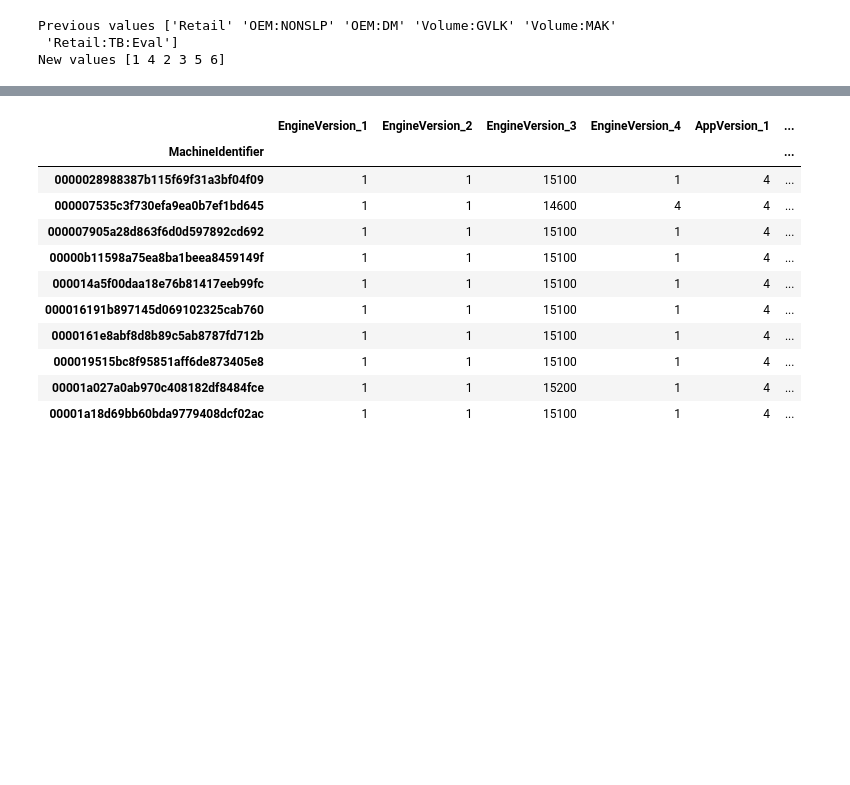
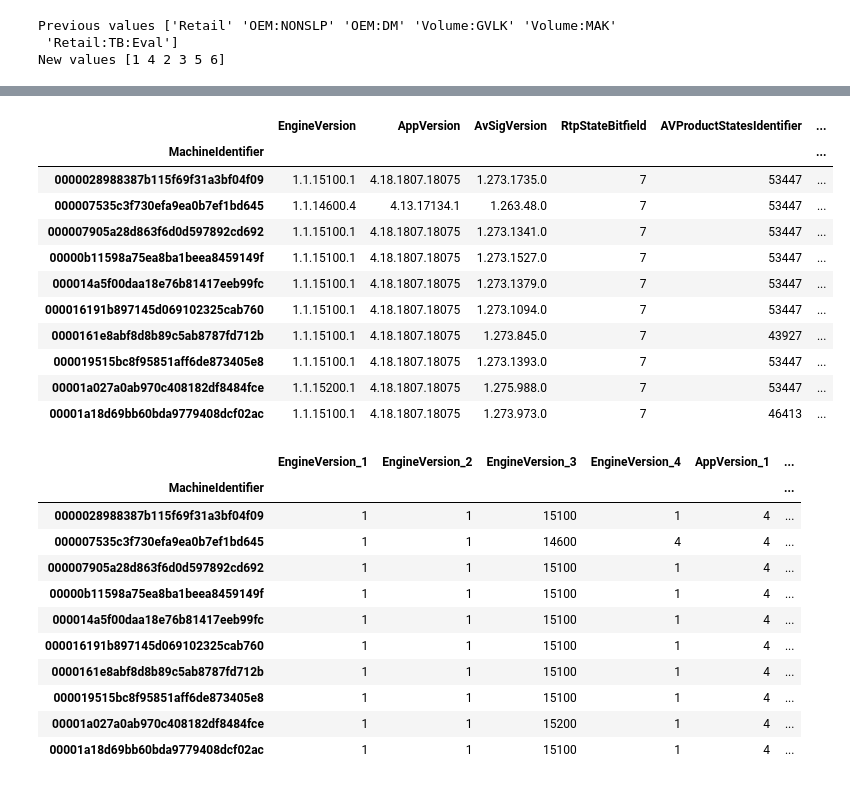
Before and after one commit to nugzar/mics-w207, a Jupyter notebook: w207_project_v5.ipynb, the cells around one changed output, grey strips where cells are left out. Cells and saved outputs as stored; diff of their text form; code cells hidden in the pictures; blank space fills up the shorter version.

```diff
--- a/w207_project_v5.ipynb
+++ b/w207_project_v5.ipynb
@@ -527,3 +643,18 @@ full_features[["ProductName","EngineVersion","AppVersion","AvSigVersion","Platfo
+# %%
+full_features[string_columns].head(10)
+# %% [output]
+|  | EngineVersion | AppVersion | AvSigVersion | RtpStateBitfield | AVProductStatesIdentifier | ... |
+| MachineIdentifier |  |  |  |  |  | ... |
+| 0000028988387b115f69f31a3bf04f09 | 1.1.15100.1 | 4.18.1807.18075 | 1.273.1735.0 | 7 | 53447 | ... |
+| 000007535c3f730efa9ea0b7ef1bd645 | 1.1.14600.4 | 4.13.17134.1 | 1.263.48.0 | 7 | 53447 | ... |
+| 000007905a28d863f6d0d597892cd692 | 1.1.15100.1 | 4.18.1807.18075 | 1.273.1341.0 | 7 | 53447 | ... |
+| 00000b11598a75ea8ba1beea8459149f | 1.1.15100.1 | 4.18.1807.18075 | 1.273.1527.0 | 7 | 53447 | ... |
+| 000014a5f00daa18e76b81417eeb99fc | 1.1.15100.1 | 4.18.1807.18075 | 1.273.1379.0 | 7 | 53447 | ... |
+| 000016191b897145d069102325cab760 | 1.1.15100.1 | 4.18.1807.18075 | 1.273.1094.0 | 7 | 53447 | ... |
+| 0000161e8abf8d8b89c5ab8787fd712b | 1.1.15100.1 | 4.18.1807.18075 | 1.273.845.0 | 7 | 43927 | ... |
+| 000019515bc8f95851aff6de873405e8 | 1.1.15100.1 | 4.18.1807.18075 | 1.273.1393.0 | 7 | 53447 | ... |
+| 00001a027a0ab970c408182df8484fce | 1.1.15200.1 | 4.18.1807.18075 | 1.275.988.0 | 7 | 53447 | ... |
+| 00001a18d69bb60bda9779408dcf02ac | 1.1.15100.1 | 4.18.1807.18075 | 1.273.973.0 | 7 | 46413 | ... |
 # %%
 # Now we need to process the columns that contain version numbers
 # We will split them in 4-5 different columns
```
Also changed, not shown: parts of 51 cells of this notebook, 4 other files.
